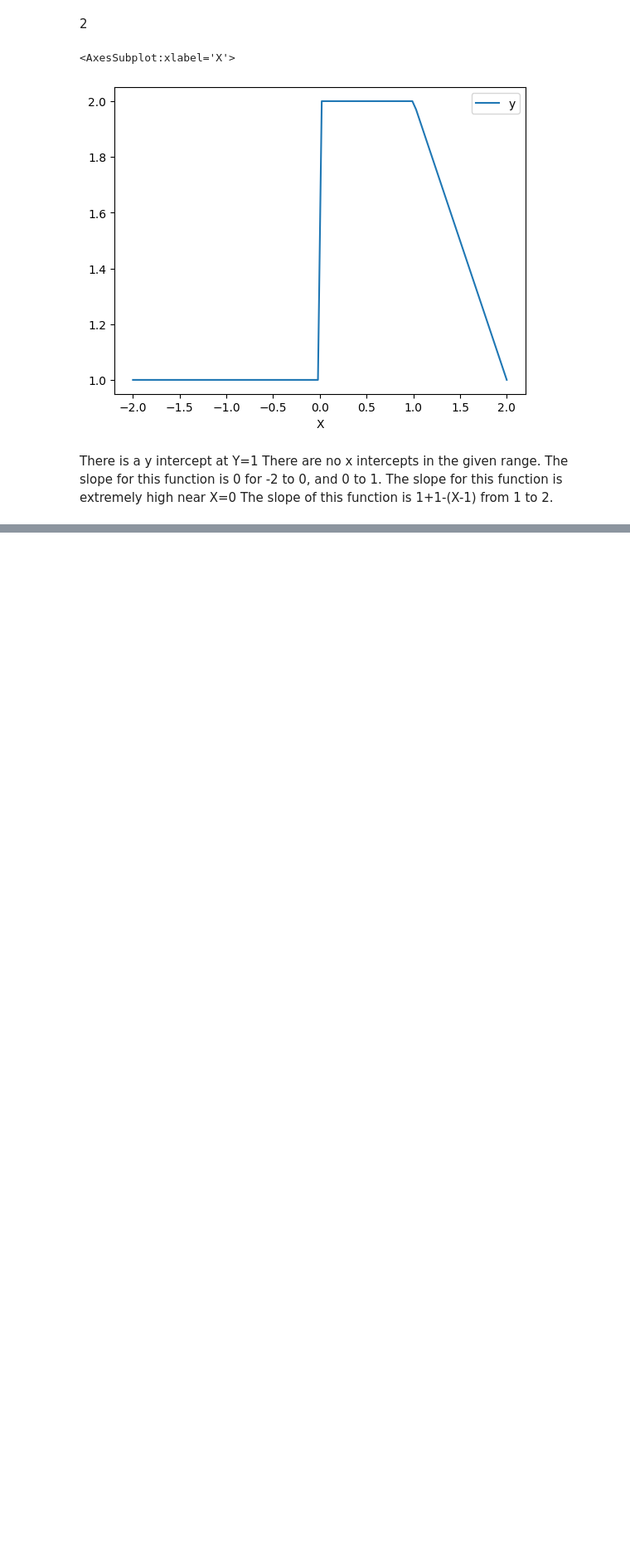
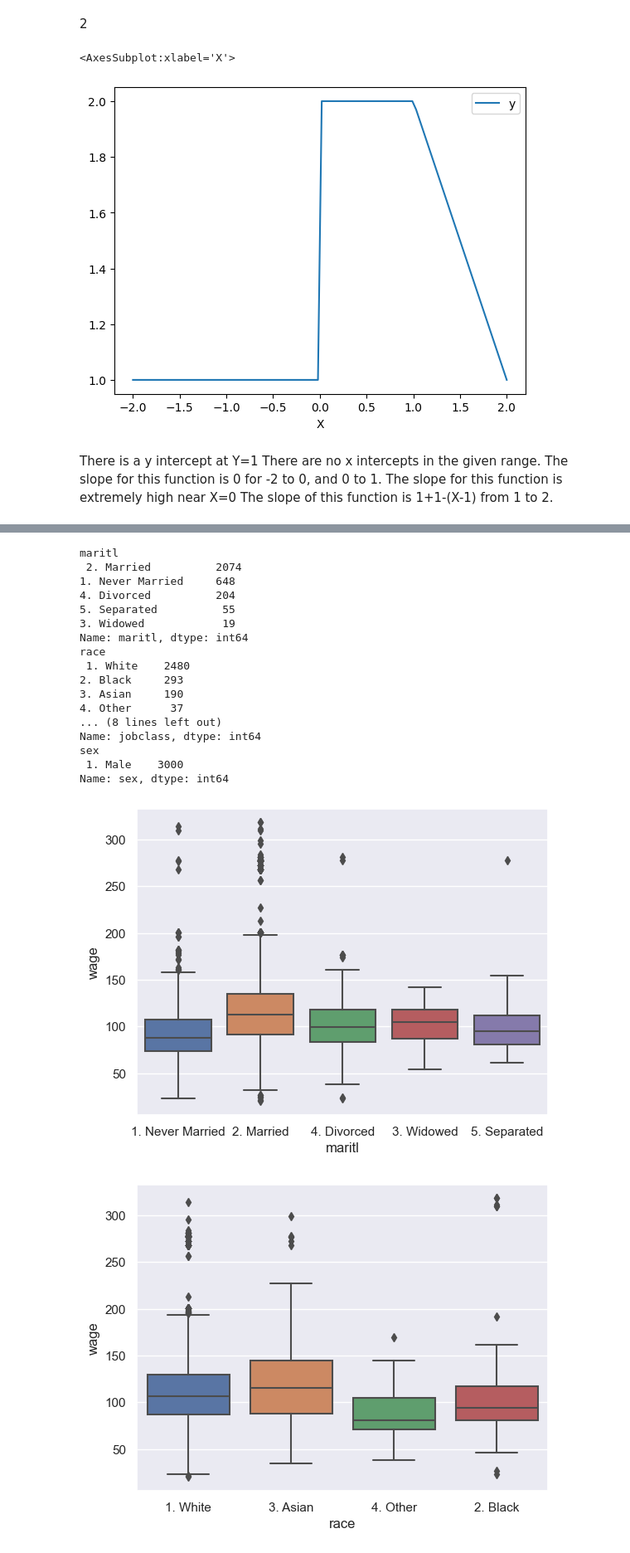
Before and after one commit to bhnord/CS4342, a Jupyter notebook: Assignment 5 Code/Assignment5.ipynb, the cells around one changed output, grey strips where cells are left out. Shown: that part at 83% size. Saved outputs shown, nothing was run; the diff lists cells and outputs as text; code cells hidden in the pictures; blank space fills up the shorter version.

```diff
--- a/Assignment 5 Code/Assignment5.ipynb
+++ b/Assignment 5 Code/Assignment5.ipynb
@@ -42,0 +78,31 @@ The slope of this function is 1+1-(X-1) from 1 to 2.
+# %%
+categoricals = ['maritl', 'race', 'health', 'jobclass','sex']
+print("maritl\n", df['maritl'].value_counts())
+print("race\n",df['race'].value_counts())
+print("health\n", df['health'].value_counts())
+print("jobclass\n", df['jobclass'].value_counts())
+print("sex\n", df['sex'].value_counts())
+
+for i in categoricals:
+    sb.boxplot(x=df[i],y=df['wage'])
+    plt.show()
+# %% [output]
+maritl
+ 2. Married          2074
+1. Never Married     648
+4. Divorced          204
+5. Separated          55
+3. Widowed            19
+Name: maritl, dtype: int64
+race
+ 1. White    2480
+2. Black     293
+3. Asian     190
+4. Other      37
+... (8 lines left out)
+Name: jobclass, dtype: int64
+sex
+ 1. Male    3000
+Name: sex, dtype: int64
+[figure, added]
+[figure, added]
```
Also changed, not shown: parts of 7 cells of this notebook, 1 other file.
